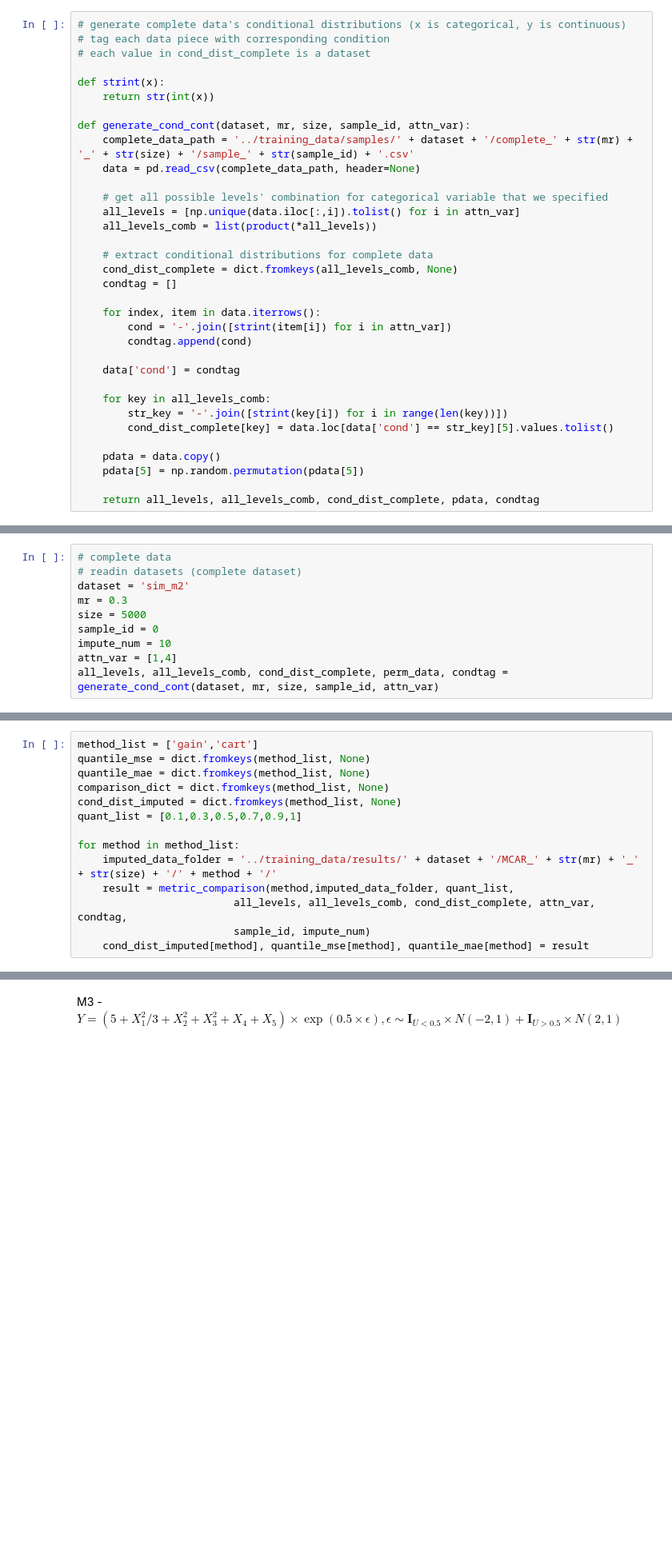
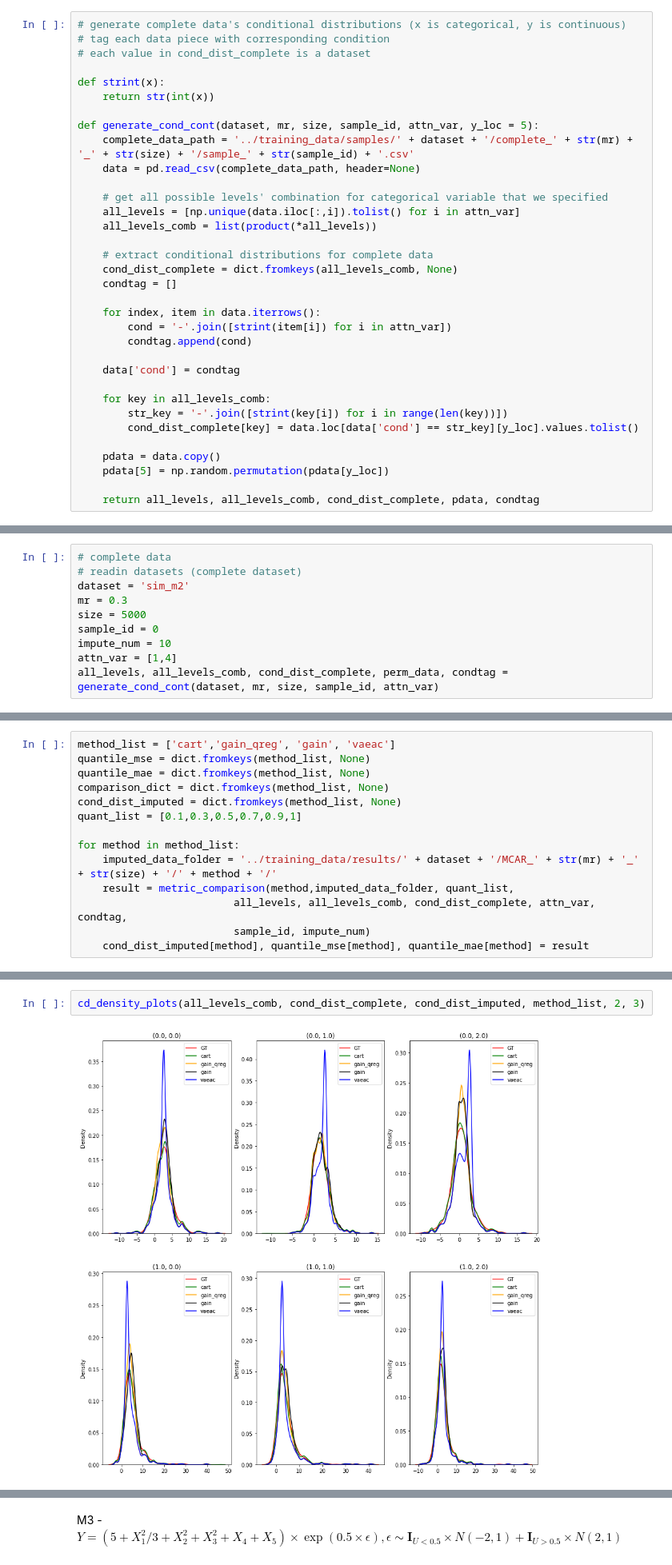
Before and after one commit to AlAaraaf/MissingData_DL, a Jupyter notebook: data_view.ipynb, the cells around one changed output, grey strips where cells are left out. Shown: that part at 80% size. Cells and saved outputs as stored; diff of their text form; blank space fills up the shorter version.

```diff
--- a/data_view.ipynb
+++ b/data_view.ipynb
@@ -302,7 +304,7 @@ cd_plots(cond_dist_complete, cond_dist_imputed,method_list, 6,3)
 def strint(x):
     return str(int(x))
 
-def generate_cond_cont(dataset, mr, size, sample_id, attn_var):
+def generate_cond_cont(dataset, mr, size, sample_id, attn_var, y_loc = 5):
     complete_data_path = '../training_data/samples/' + dataset + '/complete_' + str(mr) + '_' + str(size) + '/sample_' + str(sample_id) + '.csv'
     data = pd.read_csv(complete_data_path, header=None)
 
@@ -322,10 +324,10 @@ def generate_cond_cont(dataset, mr, size, sample_id, attn_var):
 
     for key in all_levels_comb:
         str_key = '-'.join([strint(key[i]) for i in range(len(key))])
-        cond_dist_complete[key] = data.loc[data['cond'] == str_key][5].values.tolist()
+        cond_dist_complete[key] = data.loc[data['cond'] == str_key][y_loc].values.tolist()
 
     pdata = data.copy()
-    pdata[5] = np.random.permutation(pdata[5])
+    pdata[5] = np.random.permutation(pdata[y_loc])
 
     return all_levels, all_levels_comb, cond_dist_complete, pdata, condtag
 # %%
@@ -544,5 +516,5 @@ result
 # %%
-method_list = ['gain','cart']
+method_list = ['cart','gain_qreg', 'gain', 'vaeac']
 quantile_mse = dict.fromkeys(method_list, None)
 quantile_mae = dict.fromkeys(method_list, None)
 comparison_dict = dict.fromkeys(method_list, None)
@@ -579 +547,5 @@ quantile_mse['gain']
+# %%
+cd_density_plots(all_levels_comb, cond_dist_complete, cond_dist_imputed, method_list, 2, 3)
+# %% [output]
+[figure, added]
 # %% [markdown]
```
Also changed, not shown: parts of 46 cells of this notebook, 1 other file.
